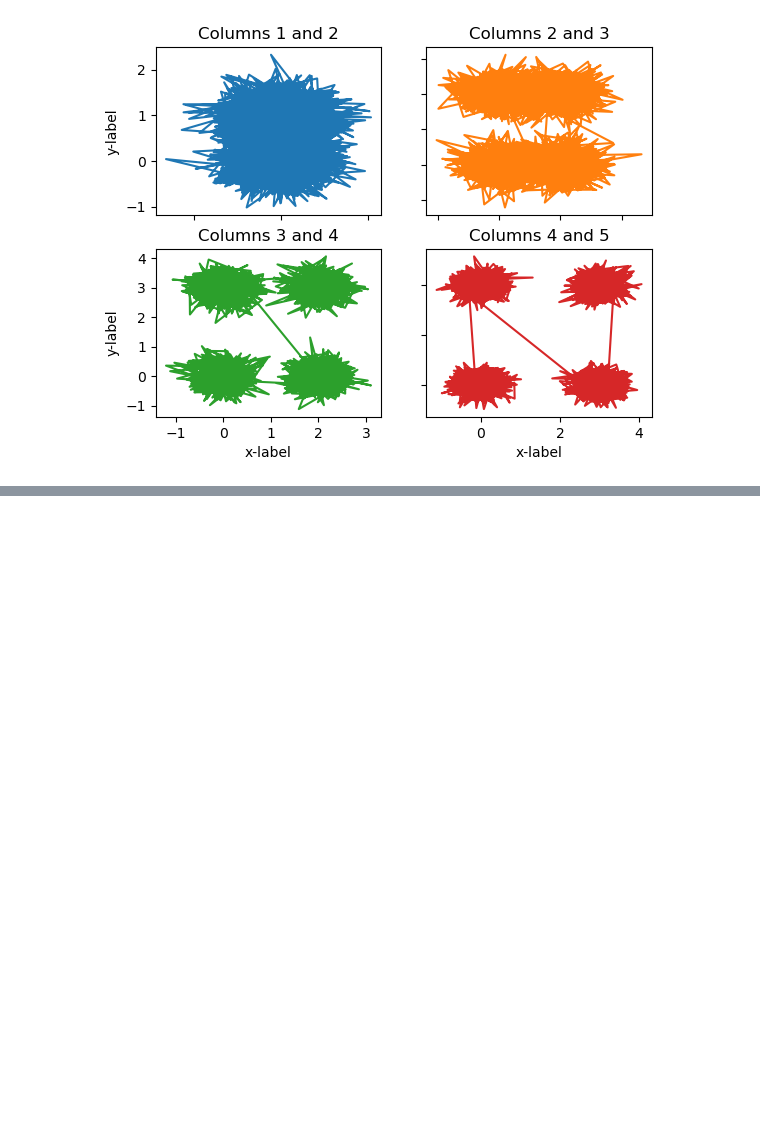
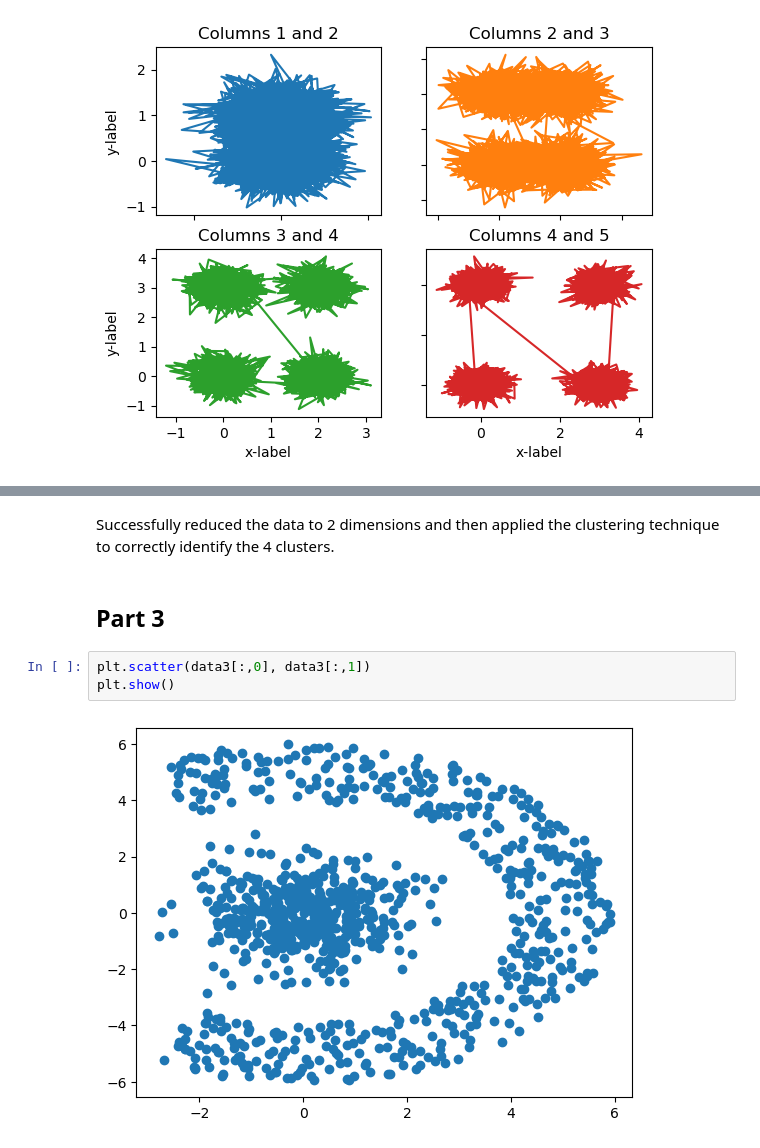
Before and after one commit to MiguelAcostaDelVecchio/RandomProcesses, a Jupyter notebook: Week5/MiguelHW5.ipynb, the cells around one changed output, grey strips where cells are left out. Cells and saved outputs as stored; diff of their text form; blank space fills up the shorter version.

```diff
--- a/Week5/MiguelHW5.ipynb
+++ b/Week5/MiguelHW5.ipynb
@@ -88,0 +157,10 @@ ax1.scatter3D(c, d, e, c=e, cmap='Blues');
+# %% [markdown]
+Successfully reduced the data to 2 dimensions and then applied
+the clustering technique to correctly identify the 4 clusters.
+# %% [markdown]
+## Part 3
+# %%
+plt.scatter(data3[:,0], data3[:,1])
+plt.show()
+# %% [output]
+[figure, added]
```
Also changed, not shown: parts of 10 cells of this notebook.
